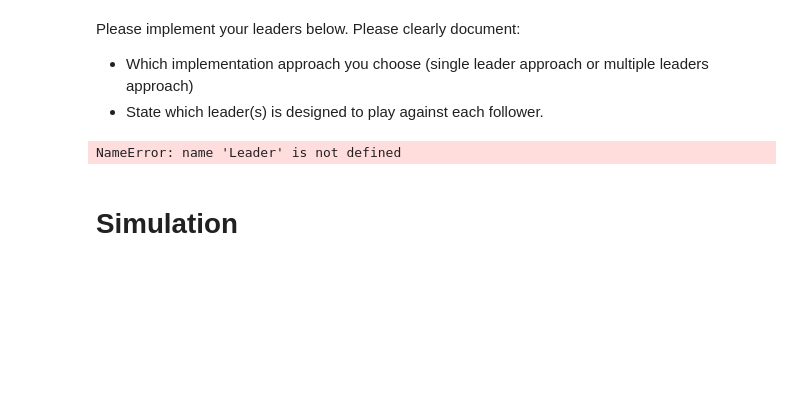
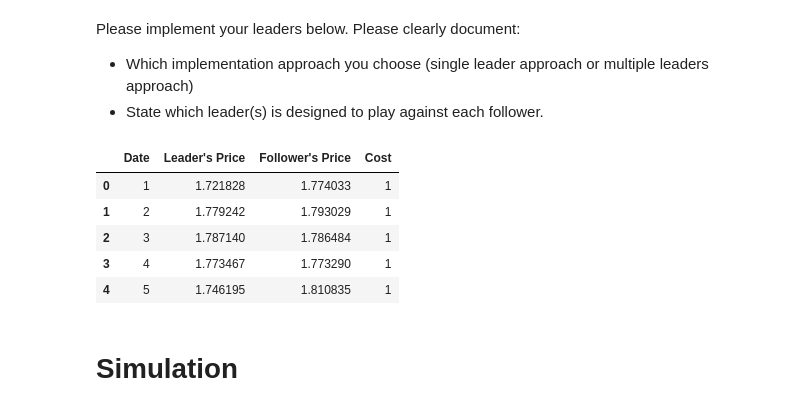
Before and after one commit to TroubledBagels/CGT_CWK, a Jupyter notebook: comp34612_project.ipynb, the cells around one changed output. Drawn from its saved outputs; the diff is of its cells as text; code cells hidden in the pictures; blank space fills up the shorter version.

Commit message:
Create MK1 Leader framework

```diff
--- a/comp34612_project.ipynb
+++ b/comp34612_project.ipynb
@@ -255,15 +257,44 @@ assert isinstance(group_num, int), f"Expected an integer for group_num, but got
 Please implement your leaders below. Please clearly document:
 *   Which implementation approach you choose (single leader approach or multiple leaders approach)
 *   State which leader(s) is designed to play against each follower.
-# %%
-class MyLeader(Leader):
-    def __init__(self, name, engine):
-        super().__init__(name, engine)
-
-    def new_price(self, date: int):
-        return 5.0
-# %% [output]
-NameError: name 'Leader' is not defined
+# %%
+import os
+
+class MK1Leader(Leader):
+    def __init__(self, name, engine):
+        super().__init__(name, engine)
+        self.import_data(data_path='./data.xlsx')
+        self.train_follower_model()
+
+    def __leader_demand(self, u_L, u_F):
+      return 2 - u_L + (0.3 * u_F)
+
+    def __leader_profit(self, u_L, u_F):
+      return (u_L - c_L) * self.__leader_demand_L(u_L, u_F)
+
+    def import_data(self, data_path):
+      if not os.path.exists(data_path):
+        raise FileNotFoundError(f"Data file not found at path: {data_path}")
+
+      xls = pd.ExcelFile(data_path)
+      self.historical_data = pd.read_excel(xls, 'Follower_Mk1')
+
+    def train_follower_model(self):
+      pass
+
+    def new_price(self, date: int):
+        return 1.5 + random.random() * 0.1
+# %%
+engine = Engine()
+leader = MK1Leader("MK1", engine)
+leader.historical_data.head()
+# %% [output]
+|  | Date | Leader's Price | Follower's Price | Cost |
+| 0 | 1 | 1.721828 | 1.774033 | 1 |
+| 1 | 2 | 1.779242 | 1.793029 | 1 |
+| 2 | 3 | 1.787140 | 1.786484 | 1 |
+| 3 | 4 | 1.773467 | 1.773290 | 1 |
+| 4 | 5 | 1.746195 | 1.810835 | 1 |
 # %% [markdown]
 # Simulation
 # %% [markdown]
```
Also changed, not shown: parts of 4 cells of this notebook.
